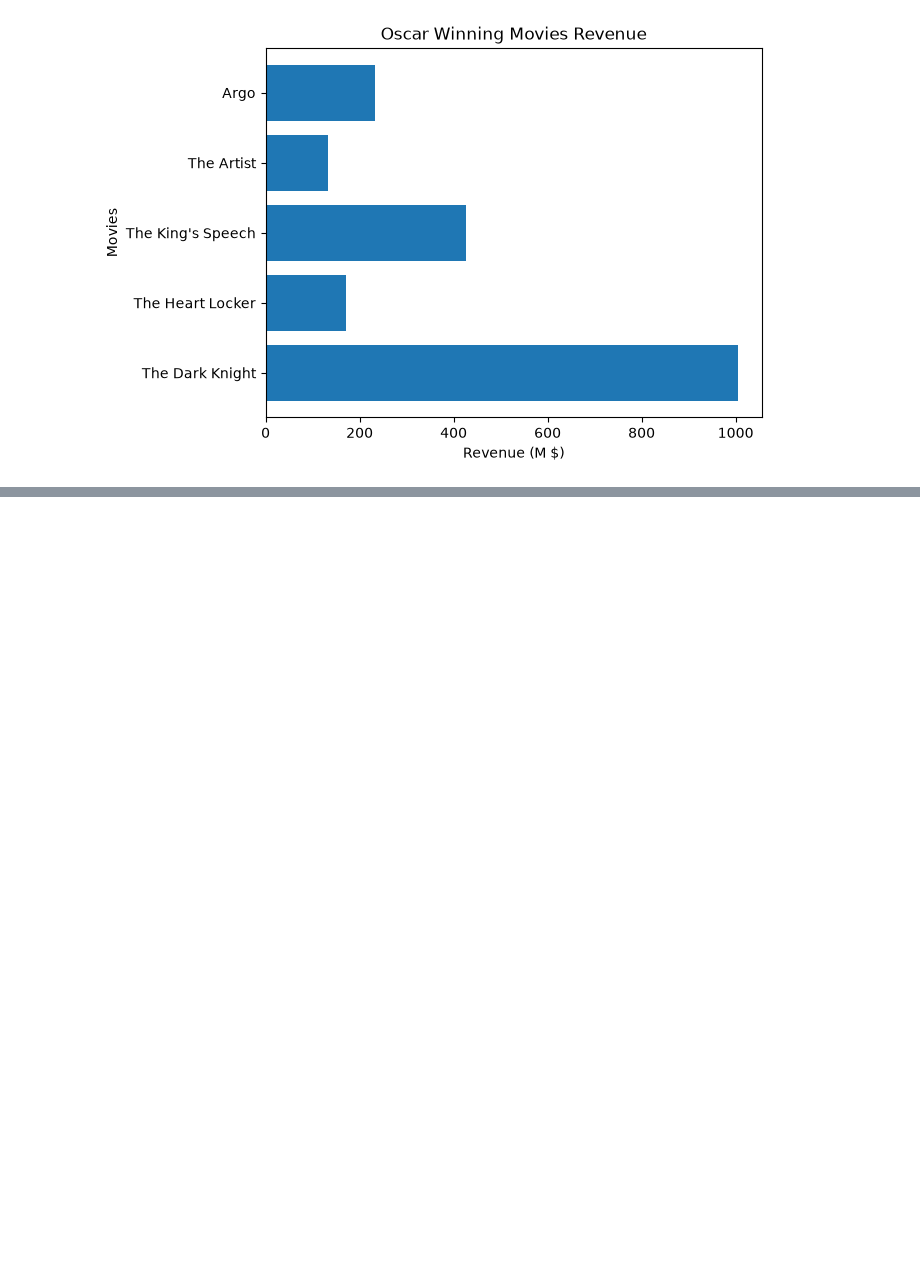
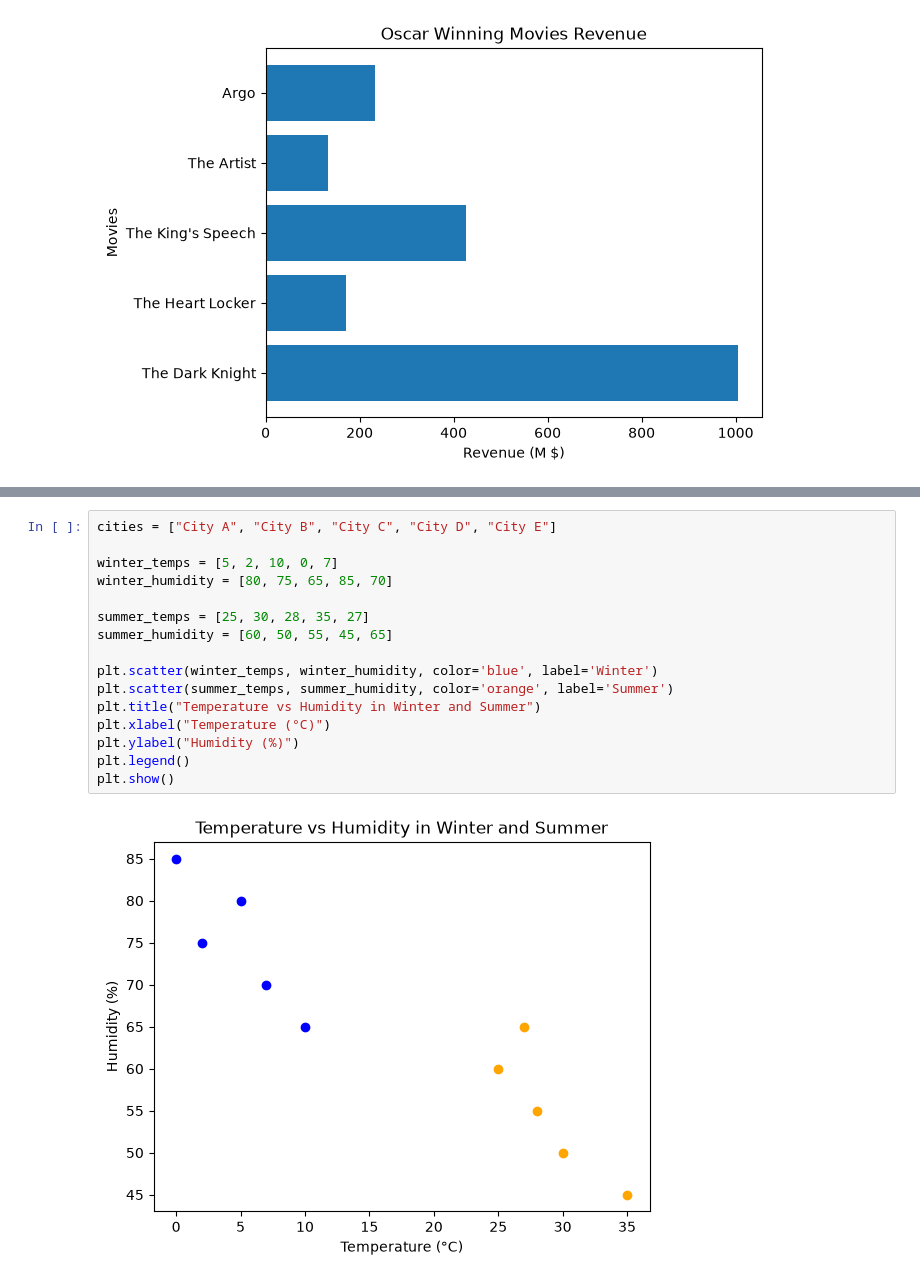
Before and after one commit to md-zeon/Data-Visualization, a Jupyter notebook: matplotlib.ipynb, the cells around one changed output, grey strips where cells are left out. Drawn from its saved outputs; the diff is of its cells as text; blank space fills up the shorter version.

```diff
--- a/matplotlib.ipynb
+++ b/matplotlib.ipynb
@@ -154,0 +177,18 @@ Text(0, 0.5, 'Movies')
+# %%
+cities = ["City A", "City B", "City C", "City D", "City E"]
+
+winter_temps = [5, 2, 10, 0, 7]
+winter_humidity = [80, 75, 65, 85, 70]
+
+summer_temps = [25, 30, 28, 35, 27]
+summer_humidity = [60, 50, 55, 45, 65]
+
+plt.scatter(winter_temps, winter_humidity, color='blue', label='Winter')
+plt.scatter(summer_temps, summer_humidity, color='orange', label='Summer')
+plt.title("Temperature vs Humidity in Winter and Summer")
+plt.xlabel("Temperature (°C)")
+plt.ylabel("Humidity (%)")
+plt.legend()
+plt.show()
+# %% [output]
+[figure, added]
```
Also changed, not shown: parts of 1 cell of this notebook.
